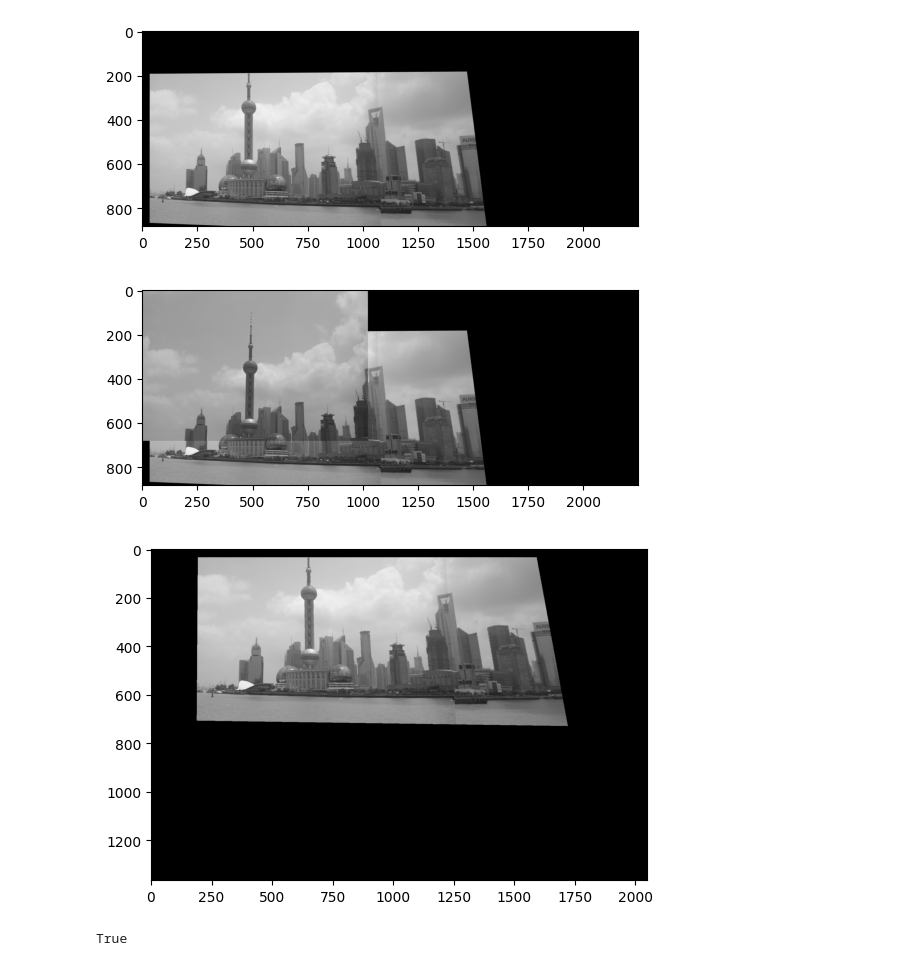
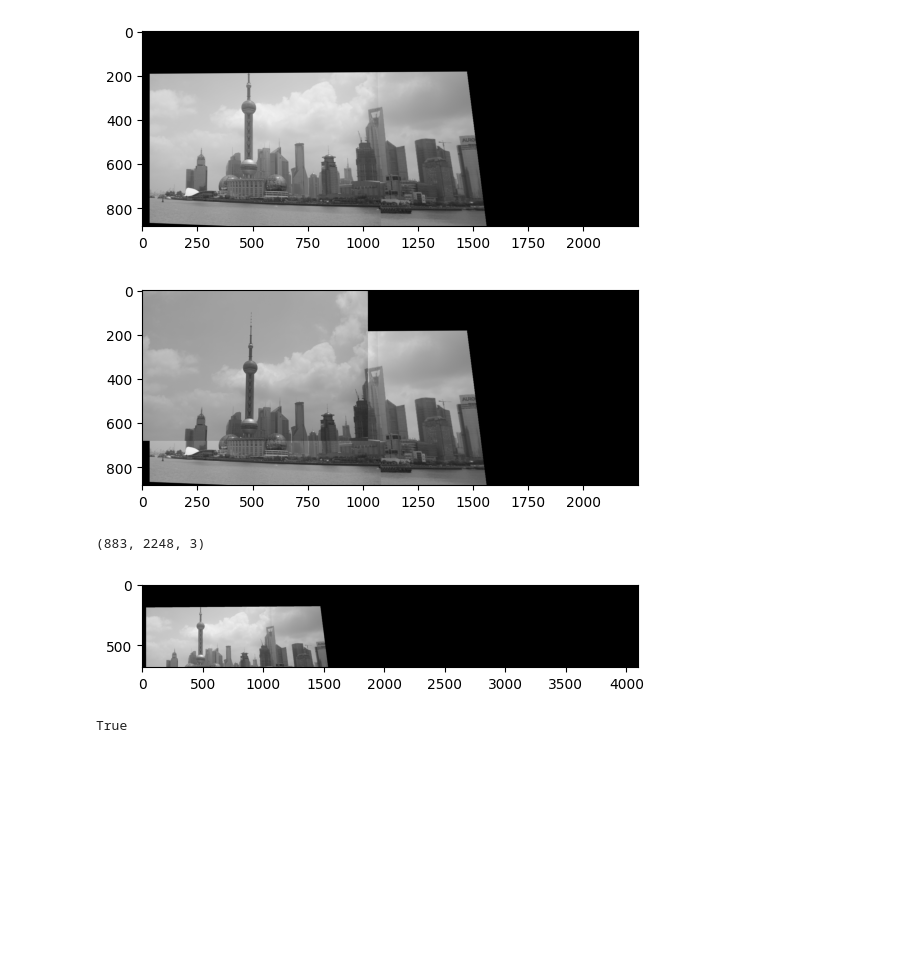
Before and after one commit to MohamedFarid612/Image-Mosaic-Using-homography, a Jupyter notebook: main.ipynb, the cells around one changed output. Drawn from its saved outputs; the diff is of its cells as text; code cells hidden in the pictures; blank space fills up the shorter version.

```diff
--- a/main.ipynb
+++ b/main.ipynb
@@ -436,14 +439,16 @@ plt.show()
 warped_img2[0:img4.shape[0], 0:img4.shape[1]] = img4
 plt.imshow(warped_img2)
 plt.show()
+print(warped_img2.shape)
 # %% [output]
 [figure]
+(883, 2248, 3)
 # %%
-dst = warp2(img6, h).astype(int)
+dst = warp(img6, h).astype(int)
 plt.imshow(dst)
 plt.show()
 # %% [output]
-[figure, old version]
+[figure, new version]
 # %%
 cv2.imwrite('mar7ala entkalya.png', dst)
 # %% [output]
```
Also changed, not shown: parts of 4 cells of this notebook, 1 other file.
